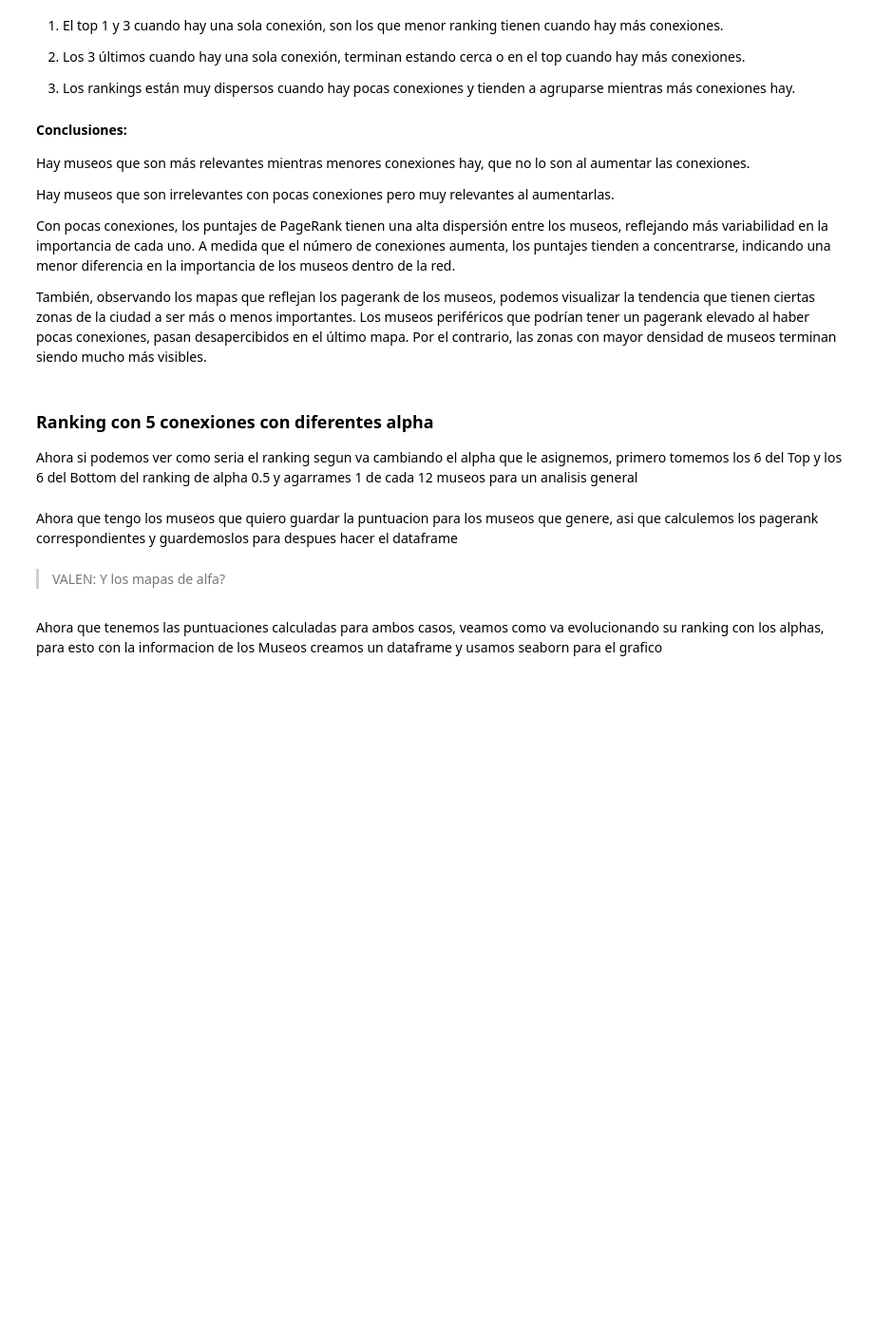
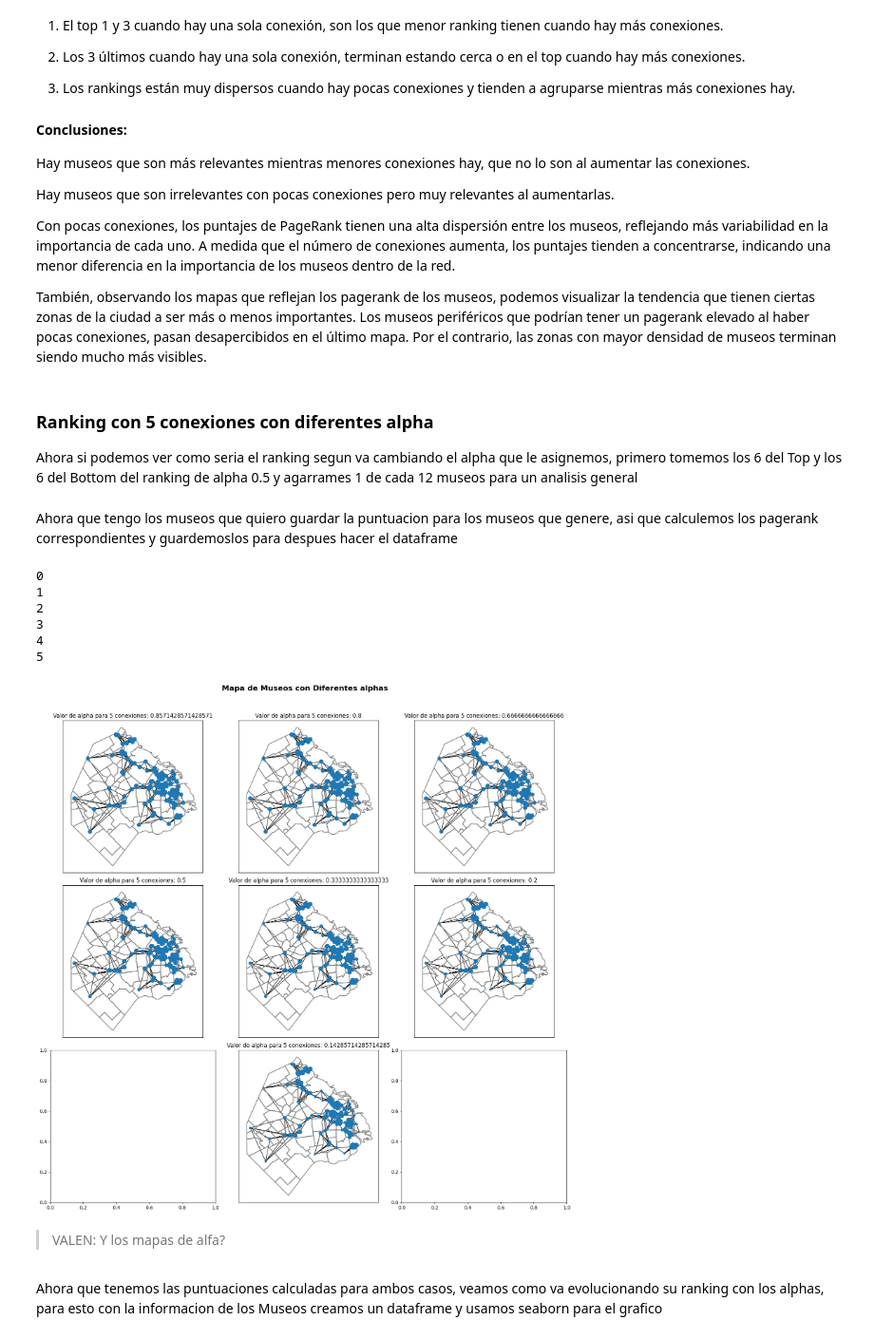
Before and after one commit to iggallardo-uba/ALC-2025, a Jupyter notebook: TP2/Correciones/Correccion_TP_1_ALC_2025.ipynb, the cells around one changed output. Shown at 95% size. Drawn from its saved outputs; the diff is of its cells as text; code cells hidden in the pictures; blank space fills up the shorter version.

```diff
--- a/TP2/Correciones/Correccion_TP_1_ALC_2025.ipynb
+++ b/TP2/Correciones/Correccion_TP_1_ALC_2025.ipynb
@@ -212,6 +212,9 @@ Ahora si podemos ver como seria el ranking segun va cambiando el alpha que le as
 A = construye_adyacencia(D,5)
 
 Alphas = [6/7,4/5,2/3,1/2,1/3,1/5,1/7]
+
+titulo = "Mapa de Museos con Diferentes alphas"
+subtitulo = "Valor de alpha para 5 conexiones: "
 
 puntuaciones = []
 
@@ -244,3 +238,13 @@ for alpha in Alphas:
+# %%
+analisisGeneral, analisisMaximos = GraficoCiudadesPorAlphasP3(A,Alphas, museos, nombreMuseos,barrios, titulo, subtitulo, analizarGeneral, analizarMaximos)
+# %% [output]
+0
+1
+2
+3
+4
+5
+[figure, added]
 # %% [markdown]
 > VALEN: Y los mapas de alfa?
 # %% [markdown]
```
Also changed, not shown: parts of 2 cells of this notebook, 2 other files.
